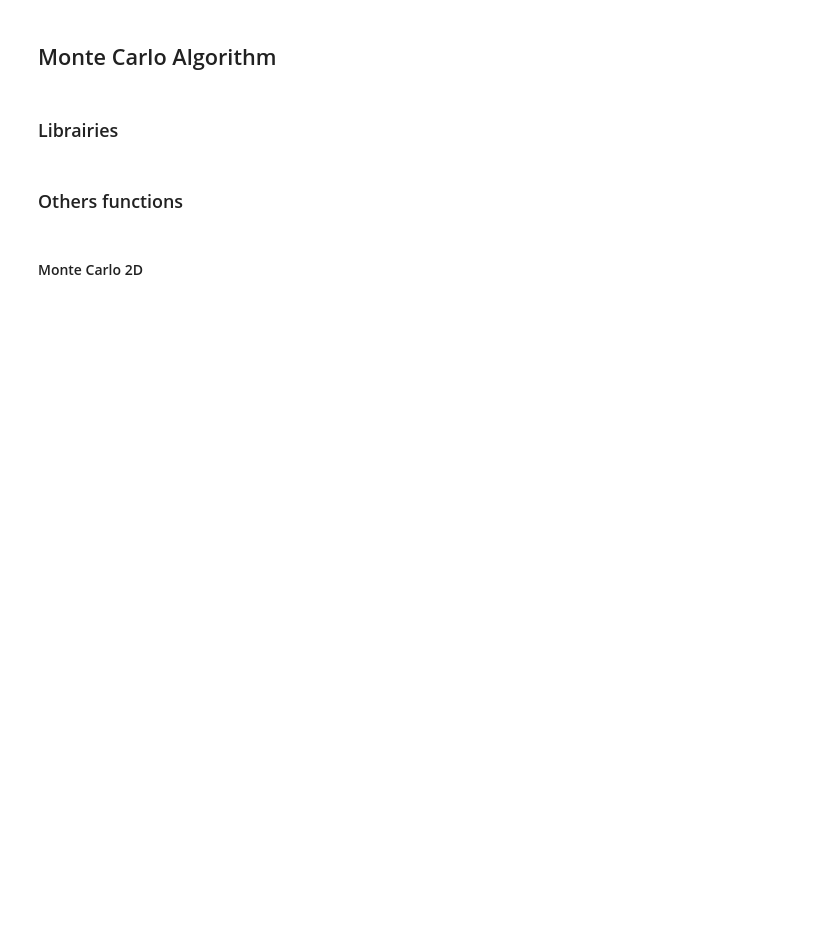
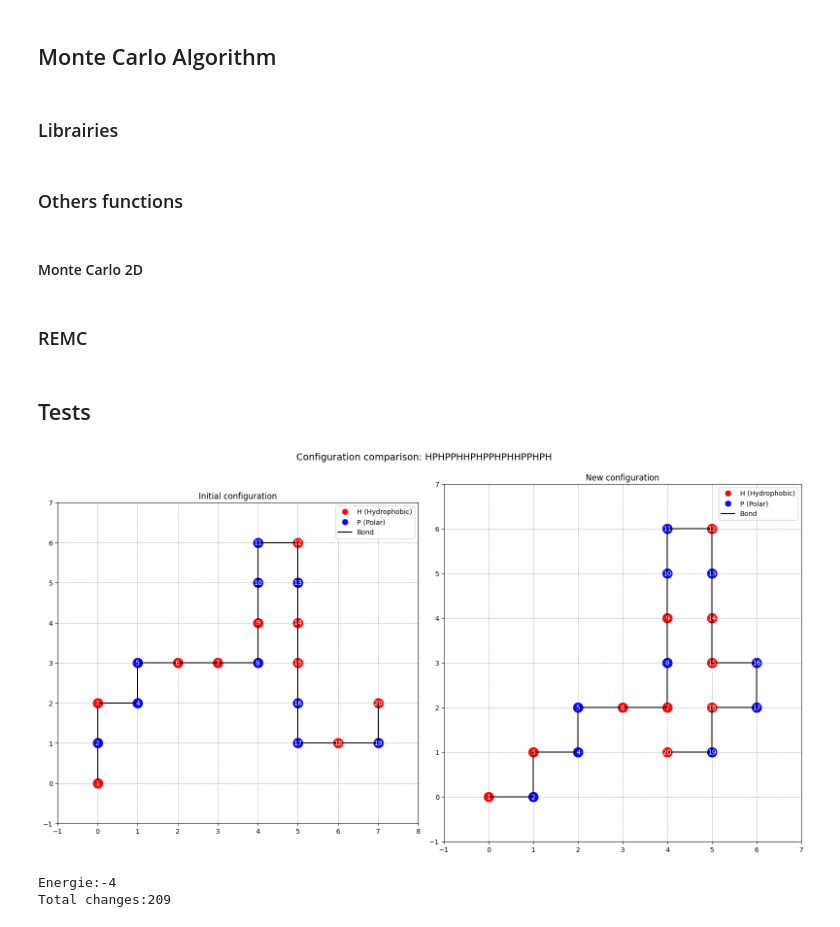
Before and after one commit to HugoBrtn/M2-Biologie-Informatique, a Jupyter notebook: Notebooks/Monte_Carlo.ipynb, the cells around one changed output. Drawn from its saved outputs; the diff is of its cells as text; code cells hidden in the pictures; blank space fills up the shorter version.

```diff
--- a/Notebooks/Monte_Carlo.ipynb
+++ b/Notebooks/Monte_Carlo.ipynb
@@ -29,11 +58,14 @@ def MCsearch(phi, c, hp, T=220):
     n = len(c)
     c_mini = c.copy()
     E_mini = E(c, hp)  # Calculate initial energy
+    total_changes = 0
 
     for i in range(phi):
         c_prime = c.copy()
         k = randint(1, len(c)-1)  # Choose a random residue (1-based index)
-        c_prime = M_vshd(c_prime, k)  # Apply a random VSHD move
+        change, c_prime = M_vshd(c_prime, k)  # Apply a random VSHD move
+
+        total_changes += change
 
         # Calculate energy differences
         delta_E = E(c_prime, hp) - E(c, hp)  # Energy difference with current conformation
@@ -55,4 +87,6 @@ def MCsearch(phi, c, hp, T=220):
                 c = c_prime
 
     # Return final conformation, its energy, best conformation found, and its energy
-    return c, E(c, hp), c_mini, E_mini
+    return c, E(c, hp), c_mini, E_mini, total_changes
+# %% [markdown]
+### REMC
@@ -58,0 +165,26 @@ def MCsearch(phi, c, hp, T=220):
+# %% [markdown]
+## Tests
+# %%
+# ----- Tests Montecarlo -----
+hp = "HPPHHPPHHP"
+hp = "HHHHHHHHHH"
+hp = "HPHPHPHPHP"
+hp = "HPPHPPHPPH"
+c = [(2, -2), (2, -1), (2, 0), (2, 1), (1, 1),
+    (1, 2), (0, 2), (0, 1), (-1, 1), (-1, 0)]
+#cp = MCsearch(100000,c,hp)
+#plot_molecules_side_by_side(c, cp[2], hp)
+#print(cp[3])
+
+
+
+hp = "HPHPPHHPHPPHPHHPPHPH"   # L'article indique E*=-9
+c = generate_random_conformation(hp)
+cp = MCsearch(500,c,hp)
+plot_molecules_side_by_side(c, cp[2], hp)
+print('Energie:'+ str(cp[3]))
+print('Total changes:'+ str(cp[4]))
+# %% [output]
+[figure, added]
+Energie:-4
+Total changes:209
```
Also changed, not shown: parts of 5 cells of this notebook, 2 other files.
